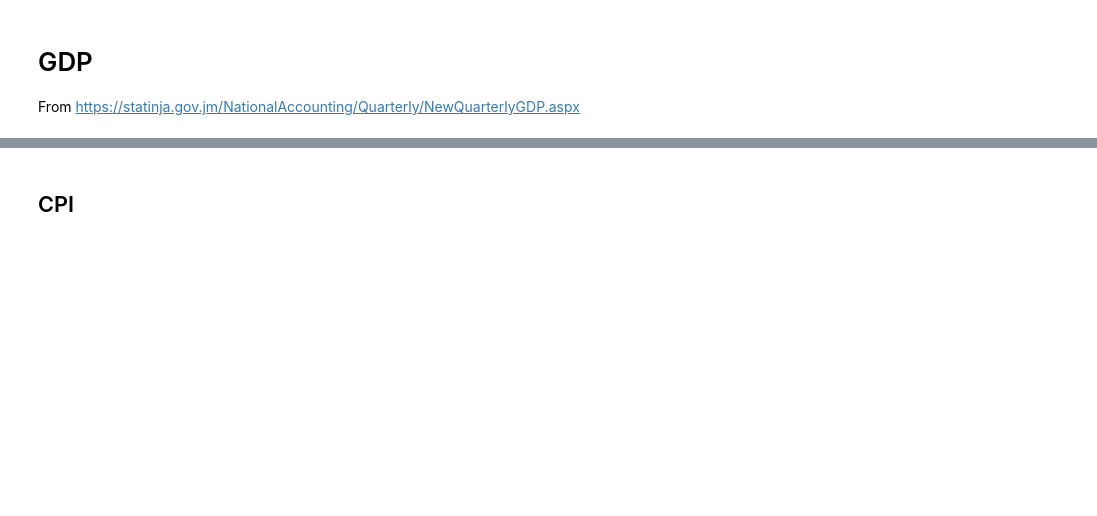
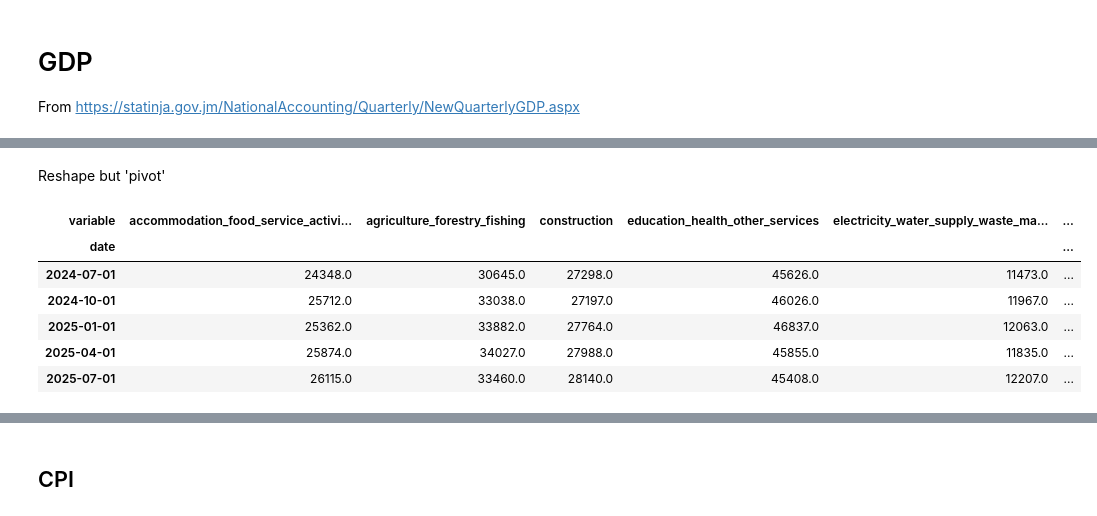
Before and after one commit to guerreroda/nwcst_jam, a Jupyter notebook: activity/s3a_data_download.ipynb, the cells around one changed output, grey strips where cells are left out. Drawn from its saved outputs; the diff is of its cells as text; code cells hidden in the pictures; blank space fills up the shorter version.

```diff
--- a/activity/s3a_data_download.ipynb
+++ b/activity/s3a_data_download.ipynb
@@ -26,0 +74,4 @@ From https://statinja.gov.jm/NationalAccounting/Quarterly/NewQuarterlyGDP.aspx
+# %%
+# In Column variable: eliminate special symbols, extra spaces, use lowercase, and substitute spaces with underscores.
+dfi["variable"] = dfi["variable"].str.replace(r"[^a-zA-Z0-9\s]", "", regex=True).str.lower().str.replace("  "," ").str.strip().str.replace(r"\s+", "_", regex=True)
+dfi
@@ -26,0 +137,14 @@ From https://statinja.gov.jm/NationalAccounting/Quarterly/NewQuarterlyGDP.aspx
+# %% [markdown]
+Reshape but 'pivot'
+# %%
+# Pivot data to have variables as columns.
+dfi = dfi.pivot(index="date", columns="variable", values="value")
+dfi.head(5)
+# %% [output]
+| variable | accommodation_food_service_activi... | agriculture_forestry_fishing | construction | education_health_other_services | electricity_water_supply_waste_ma... | ... |
+| date |  |  |  |  |  | ... |
+| 2024-07-01 | 24348.0 | 30645.0 | 27298.0 | 45626.0 | 11473.0 | ... |
+| 2024-10-01 | 25712.0 | 33038.0 | 27197.0 | 46026.0 | 11967.0 | ... |
+| 2025-01-01 | 25362.0 | 33882.0 | 27764.0 | 46837.0 | 12063.0 | ... |
+| 2025-04-01 | 25874.0 | 34027.0 | 27988.0 | 45855.0 | 11835.0 | ... |
+| 2025-07-01 | 26115.0 | 33460.0 | 28140.0 | 45408.0 | 12207.0 | ... |
```
Also changed, not shown: parts of 17 cells of this notebook.
